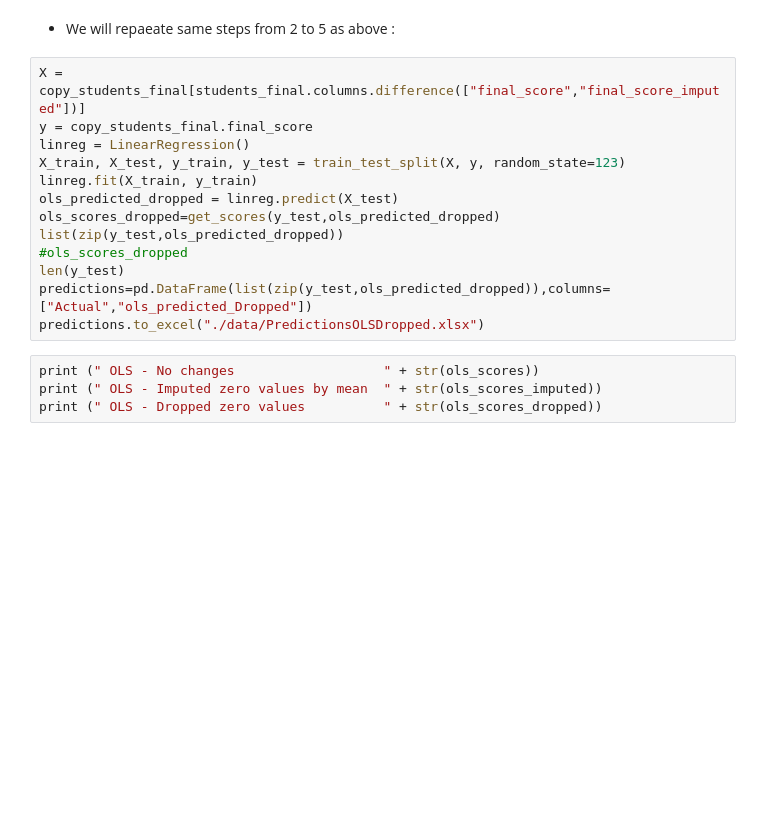
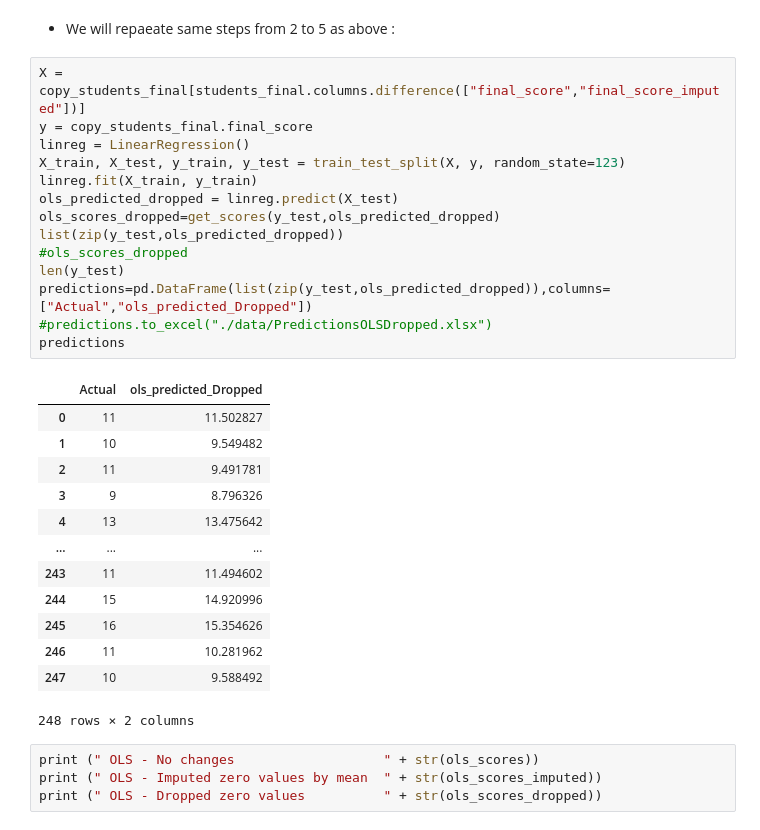
Before and after one commit to AdelAltuwaijri/StudentsPerformanceAnalysis, a Jupyter notebook: Students Performance Analysis.ipynb, the cells around one changed output. Cells and saved outputs as stored; diff of their text form; blank space fills up the shorter version.

```diff
--- a/Students Performance Analysis.ipynb
+++ b/Students Performance Analysis.ipynb
@@ -747,16 +731,31 @@ copy_students_final.shape
 # %%
 X = copy_students_final[students_final.columns.difference(["final_score","final_score_imputed"])]
 y = copy_students_final.final_score
 linreg = LinearRegression()
 X_train, X_test, y_train, y_test = train_test_split(X, y, random_state=123)
 linreg.fit(X_train, y_train)
 ols_predicted_dropped = linreg.predict(X_test)
 ols_scores_dropped=get_scores(y_test,ols_predicted_dropped)
 list(zip(y_test,ols_predicted_dropped))
 #ols_scores_dropped
 len(y_test)
 predictions=pd.DataFrame(list(zip(y_test,ols_predicted_dropped)),columns=["Actual","ols_predicted_Dropped"])
-predictions.to_excel("./data/PredictionsOLSDropped.xlsx")
+#predictions.to_excel("./data/PredictionsOLSDropped.xlsx")
+predictions
+# %% [output]
+|  | Actual | ols_predicted_Dropped |
+| 0 | 11 | 11.502827 |
+| 1 | 10 | 9.549482 |
+| 2 | 11 | 9.491781 |
+| 3 | 9 | 8.796326 |
+| 4 | 13 | 13.475642 |
+| ... | ... | ... |
+| 243 | 11 | 11.494602 |
+| 244 | 15 | 14.920996 |
+| 245 | 16 | 15.354626 |
+| 246 | 11 | 10.281962 |
+| 247 | 10 | 9.588492 |
+248 rows × 2 columns
 # %%
 print (" OLS - No changes                   " + str(ols_scores))
 print (" OLS - Imputed zero values by mean  " + str(ols_scores_imputed))
```
Also changed, not shown: parts of 14 cells of this notebook, 4 other files.
